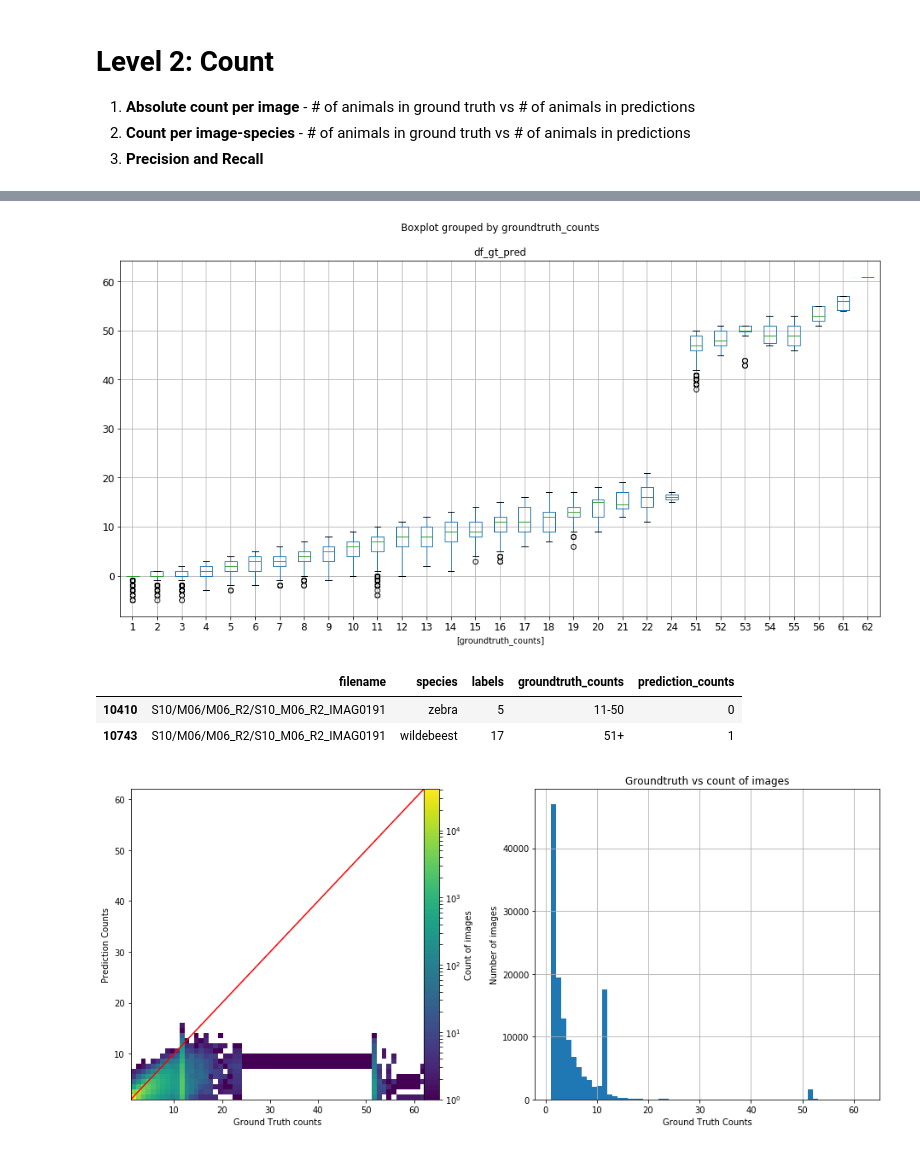
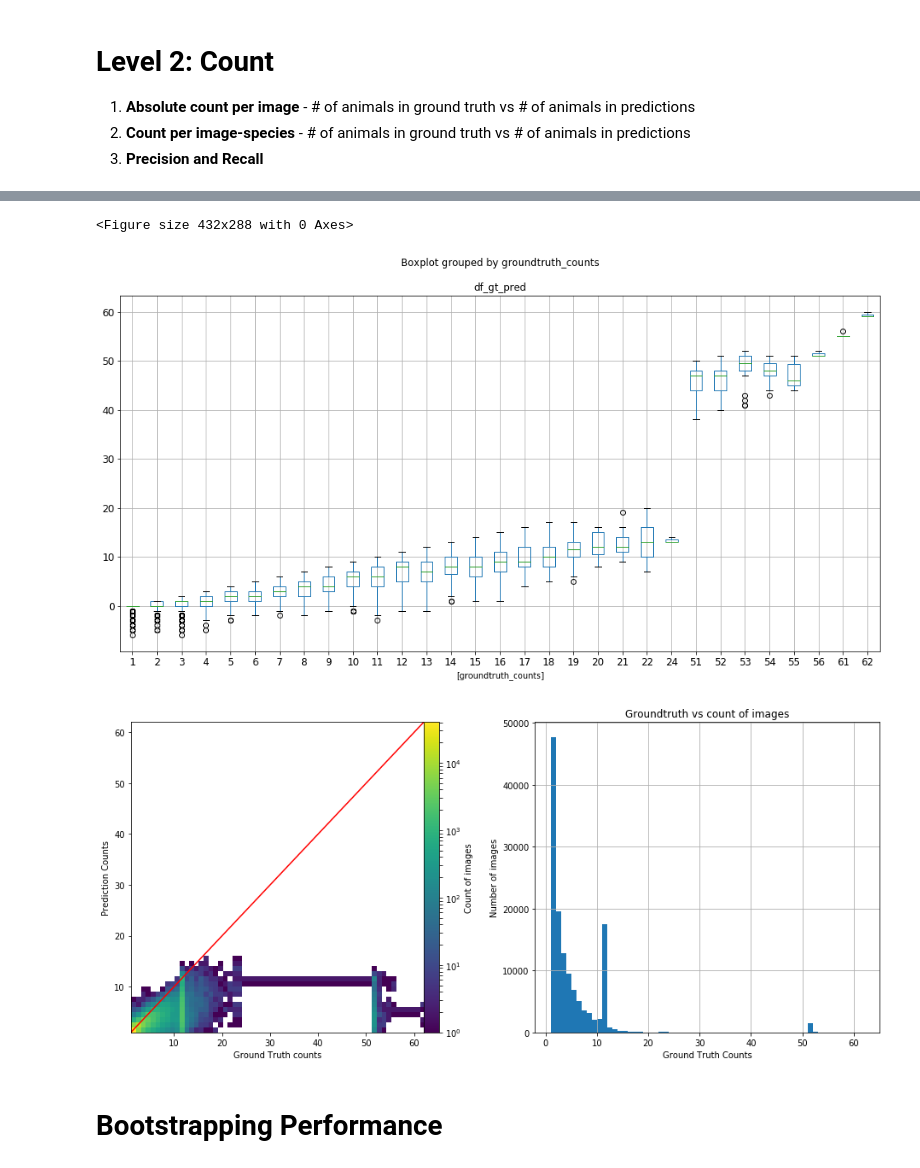
Before and after one commit to Manish-rai21bit/camera-trap-detection, a Jupyter notebook: EDA_and_ModelEvaluation/Evaluations_for_species_detection.ipynb, the cells around one changed output, grey strips where cells are left out. Drawn from its saved outputs; the diff is of its cells as text; code cells hidden in the pictures.

```diff
--- a/EDA_and_ModelEvaluation/Evaluations_for_species_detection.ipynb
+++ b/EDA_and_ModelEvaluation/Evaluations_for_species_detection.ipynb
@@ -42,5 +42,9 @@ df_pred_gt_consolidated.tail()
 | 2026 | S10/T11/T11_R2/S10_T11_R2_IMAG1553 | buffalo | 14 | 0 | 1 |
 | 2027 | S10/T11/T11_R2/S10_T11_R2_IMAG1632 | buffalo | 14 | 0 | 1 |
 | 2028 | S10/T11/T11_R2/S10_T11_R2_IMAG1775 | eland | 27 | 0 | 1 |
+# %%
+# Defining variabled
+round_number = 'round1'
+filepath_list = glob.glob("/home/ubuntu/data/tensorflow/my_workspace/training_demo/Predictions/pred_snapshot_serengeti_s10/{0}/Post_procession_of_infer_detection/pred_groundtruth_consolidate_msi_test_image_list_s10-*".format(round_number))
 # %%
 # Consolidate all the prediction_groundtruth shards
@@ -363,7 +367,7 @@ import pandas as pd
 sys.path.append('./')
 import model_evaluation_metrics as mem
 
-filepath_list = glob.glob("/home/ubuntu/data/tensorflow/my_workspace/training_demo/Predictions/pred_snapshot_serengeti_s10/round0/Post_procession_of_infer_detection/pred_groundtruth_consolidate_msi_test_image_list_s10-*")
+filepath_list = glob.glob("/home/ubuntu/data/tensorflow/my_workspace/training_demo/Predictions/pred_snapshot_serengeti_s10/{0}/Post_procession_of_infer_detection/pred_groundtruth_consolidate_msi_test_image_list_s10-*".format(round_number))
 
 df_pred_gt_consolidated = combine_pred_groundtruth_consolidated_files(filepath_list)
 ## ------------------------------ ##
@@ -385,7 +389,7 @@ species_level_performance_binary_df['Accuracy'] = \
      species_level_performance_binary_df['TP']/(species_level_performance_binary_df['TP']+species_level_performance_binary_df['FN'])
 
 #### Create a Dataframe with Species to Training Data
-metric_temp = '/home/ubuntu/data/tensorflow/my_workspace/camera-trap-detection/EDA_and_ModelEvaluation/metric_temp.csv'
+metric_temp = '/home/ubuntu/data/tensorflow/my_workspace/camera-trap-detection/EDA_and_ModelEvaluation/Training_data_{}.csv'.format(round_number)
 
 df_temp_gt = pd.read_csv(metric_temp)
 df_temp_gt = df_temp_gt[['Species', 'Training_Data_Size', 'Training_Data_freq_normalized']]
@@ -530,15 +543,13 @@ Accuray with 5 variance: 0.86
 # %%
 # Box Plot
+plt.figure()
 boxplot = df_pred_gt_consolidated_count.boxplot(column=['df_gt_pred'], by=['groundtruth_counts'], fontsize='large', \
                                                figsize=(16, 8))
+# Save the figure to the disk
+plt.savefig('./Dashboard/Count_level_boxplot_{0}.jpg'.format(round_number))
 # %% [output]
+<Figure size 432x288 with 0 Axes>
-[figure, old version]
+[figure, new version]
-# %%
-df_pred_gt_consolidated[(df_pred_gt_consolidated.filename=='S10/M06/M06_R2/S10_M06_R2_IMAG0191')]
-# %% [output]
-|  | filename | species | labels | groundtruth_counts | prediction_counts |
-| 10410 | S10/M06/M06_R2/S10_M06_R2_IMAG0191 | zebra | 5 | 11-50 | 0 |
-| 10743 | S10/M06/M06_R2/S10_M06_R2_IMAG0191 | wildebeest | 17 | 51+ | 1 |
 # %%
 import matplotlib.pyplot as plt
 import matplotlib.colors as mco
@@ -581,5 +592,6 @@ ax2.set_ylabel('Number of images')
 ax2.grid()
 
 fig.tight_layout()
+fig.savefig('./Dashboard/Histogram2d_for_groundtruth_prediction_{0}.jpg'.format(round_number))
 # %% [output]
-[figure, old version]
+[figure, new version]
@@ -587,0 +598,2 @@ fig.tight_layout()
+# %% [markdown]
+# Bootstrapping Performance
```
Also changed, not shown: parts of 11 cells of this notebook.
